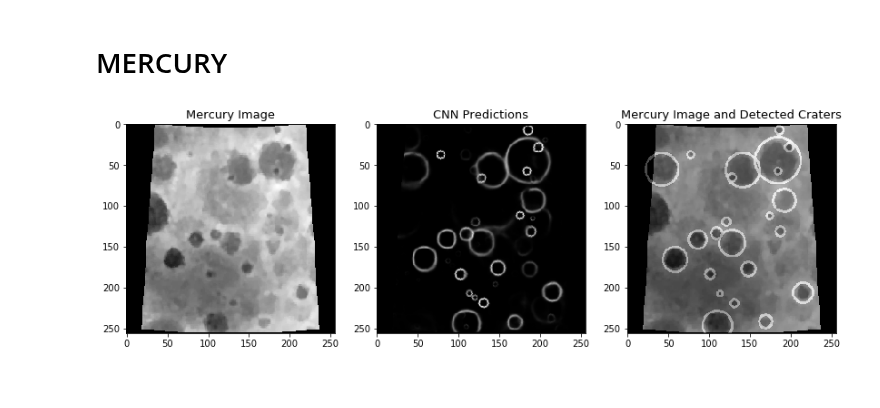
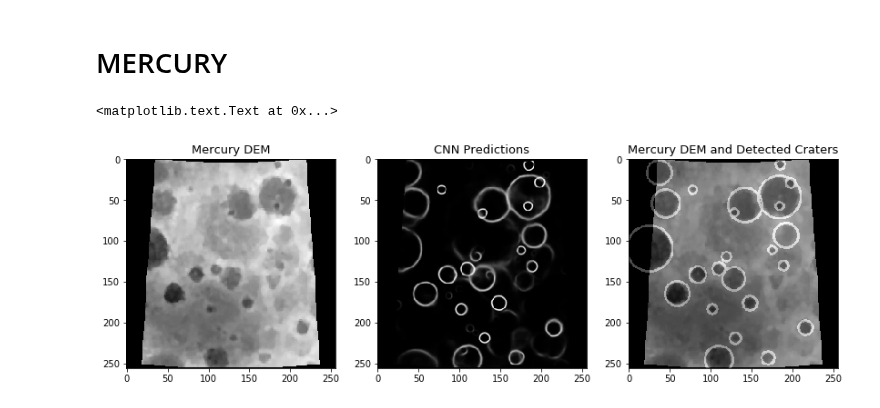
Before and after one commit to silburt/DeepMoon, a Jupyter notebook: Paper_images.ipynb, the cells around one changed output. Cells and saved outputs as stored; diff of their text form; code cells hidden in the pictures.

```diff
--- a/Paper_images.ipynb
+++ b/Paper_images.ipynb
@@ -47,8 +47,8 @@ for c in csv:
 
 #(dev,3)
 missed_coords = [(100,50,17),(157,117,17),(33,190,17),(50,201,4),(200,155,16),
-                 (202,157,5),(77,39,3),(218,187,15),(240,155,20),(109,195,3),
-                 (111,135,4)]
+                 (202,157,5),(77,39,3),(240,155,20),(109,195,3),(183,78,7),
+                 (111,135,4),(130,235,12),(127,202,3),(55,236,5)]
 for c in missed_coords:
     x,y,r = c
     cv2.circle(cimg,(int(x),int(y)),int(r),(255,0,0),thickness=2)
@@ -60,8 +60,8 @@ ax2.imshow(cimg, origin='upper')
 ax3.imshow(img.reshape(dim,dim),origin='upper', cmap="Greys_r")
 ax3.imshow(cimg,origin='upper', alpha=0.4)
 
-ax1.set_title('Moon Image')
+ax1.set_title('Moon DEM')
 ax2.set_title('Moon Target')
-ax3.set_title('Moon Image and Target')
+ax3.set_title('Moon DEM and Target')
 plt.savefig('images/paper_images/paper_DataTargetOverlap_Moon.png')
 # %% [output]
@@ -113,8 +113,10 @@ plt.savefig('images/paper_DataTargetPredExtract_Moon.png')
 # MERCURY
 # %%
 # load data
-data = np.load('catalogues/mercury/merc_0_input_charles.npy').reshape(len(data),256,256,1)/255.
-target = np.load('catalogues/mercury/merc_0_targets_charles.npy')
+data = np.load('catalogues/mercury/merc_0_input_charles.npy')
+#data = np.load('catalogues/mercury/merc_input.npy')
+data = data.reshape(len(data),256,256,1)/255.
+#target = np.load('catalogues/mercury/merc_0_targets_charles.npy')
 for img in data:
     #img[img > 0.] = 1. - img[img > 0.]   #inv color
     minn, maxx = np.min(img[img>0]), np.max(img[img>0])
@@ -122,8 +124,5 @@ for img in data:
     img[img>0] = low + (img[img>0] - minn)*(hi - low)/(maxx - minn) #linear re-scaling
 # %%
 # load preds - old preds or predict on the fly
-from keras.models import load_model
-
-#preds = np.load('catalogues/mercury/merc_0_input_charles_modelpreds_n10_new.npy')
-model = load_model('model.h5')
-preds = model.predict(data[0:8])
+preds = np.load('catalogues/mercury/merc_0_input_charles_modelpreds_n10_new.npy')
+#preds = np.load('catalogues/mercury/merc_preds.npy')
@@ -139,19 +129,27 @@ for c in coords:
 # %%
-# plot
+# extract coords for i
+i=7
+
+coords = template_match_t(preds[i].copy())
+mask = np.zeros((dim,dim))
+for c in coords:
+    x,y,r = c
+    cv2.circle(mask, (x,y), r, 1, 2)
 
 f, (ax1, ax2, ax3) = plt.subplots(1,3, figsize=[14, 6])
 img = data[i].reshape(256,256)
 
 ax1.imshow(img,origin='upper', cmap="Greys_r")
 ax2.imshow(preds[i],origin='upper', cmap="Greys_r")
 ax3.imshow(img,origin='upper', cmap="Greys_r")
 ax3.imshow(mask,origin='upper', cmap="Greys_r",alpha=0.3)
 
 fontsize=13
-ax1.set_title("Mercury Image",fontsize=fontsize)
+ax1.set_title("Mercury DEM",fontsize=fontsize)
 ax2.set_title("CNN Predictions",fontsize=fontsize)
-ax3.set_title("Mercury Image and Detected Craters",fontsize=fontsize)
-plt.savefig("images/paper_DataPredOverlap_Mercury.png")
-#plt.savefig("output_dir/images/Merc_preds_%d.png"%i)
+ax3.set_title("Mercury DEM and Detected Craters",fontsize=fontsize)
+#plt.savefig("images/paper_images/paper_DataPredOverlap_Mercury.pdf")
+#plt.savefig("images/FP_TP_Classification/mercury/%d.png"%i)
 # %% [output]
+<matplotlib.text.Text at 0x...>
-[figure, old version]
+[figure, new version]
```
Also changed, not shown: parts of 2 cells of this notebook, 2 other files.
